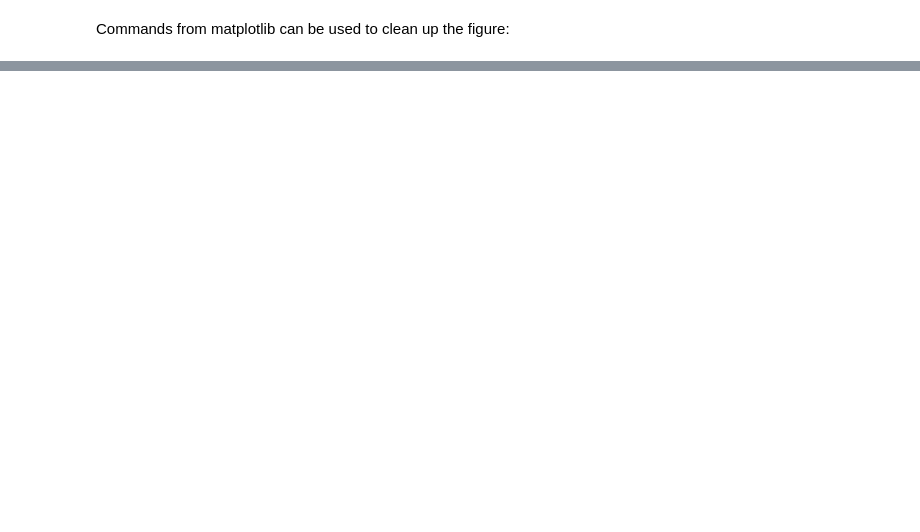
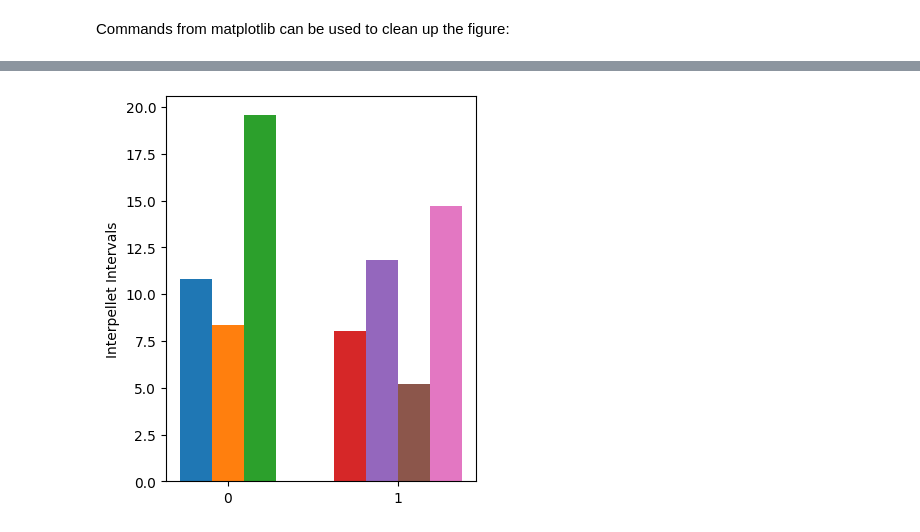
Before and after one commit to earnestt1234/fed3, a Jupyter notebook: docs/plots_barchart.ipynb, the cells around one changed output, grey strips where cells are left out. Saved outputs shown, nothing was run; the diff lists cells and outputs as text; code cells hidden in the pictures; blank space fills up the shorter version.

```diff
--- a/docs/plots_barchart.ipynb
+++ b/docs/plots_barchart.ipynb
@@ -40,0 +57,7 @@ fig.autofmt_xdate()
+# %%
+positions = [0, 0, 0, 1, 1, 1, 1]
+
+fig = fplot.bar(feds, y='ipi', stat='mean', positions=positions, legend=False)
+plt.show()
+# %% [output]
+[figure, added]
```
Also changed, not shown: parts of 16 cells of this notebook, 2 other files.
